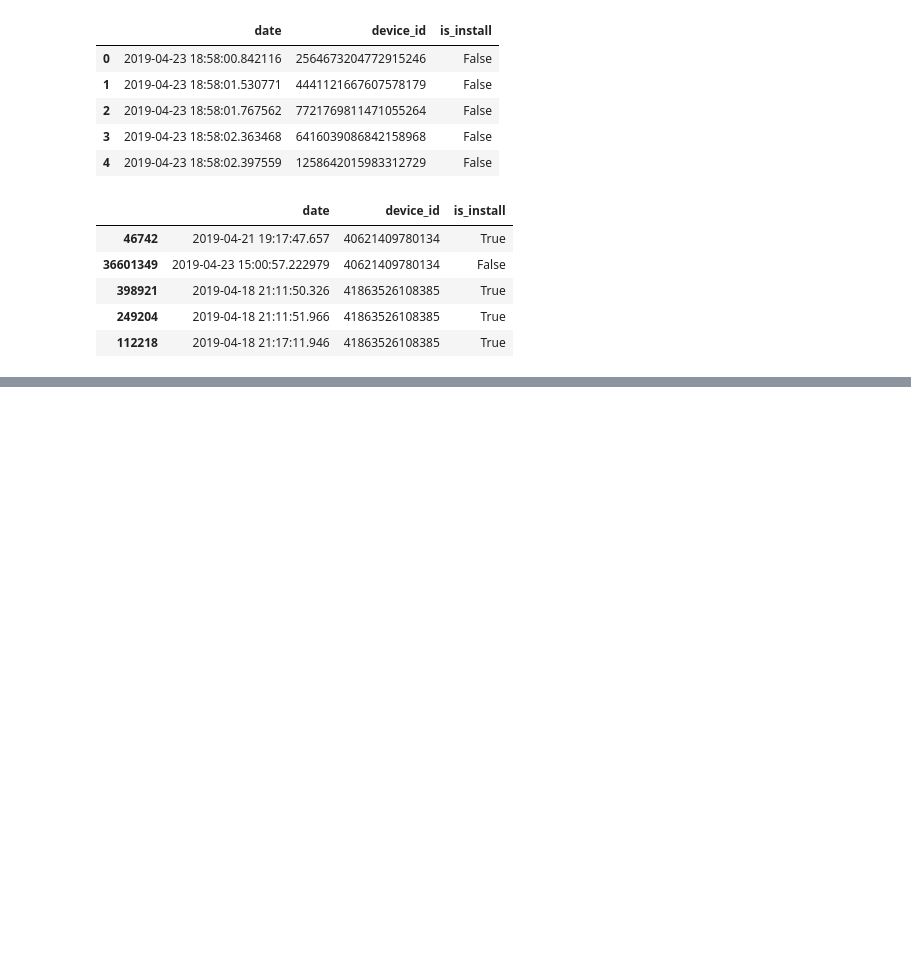
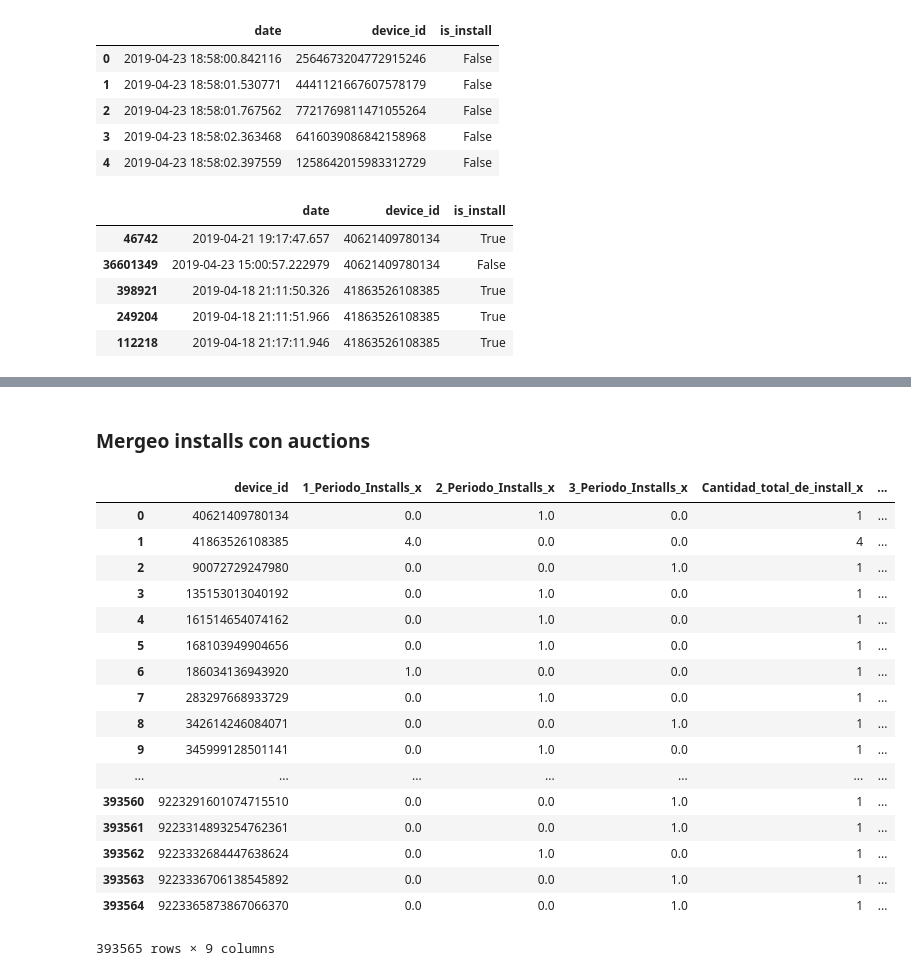
Before and after one commit to MartinRosasSommer/Datos2019, a Jupyter notebook: isInstall.ipynb, the cells around one changed output, grey strips where cells are left out. Drawn from its saved outputs; the diff is of its cells as text; code cells hidden in the pictures; blank space fills up the shorter version.

Commit message:
Se agregan las cantidades de installs y de auctions de cada device_id

```diff
--- a/isInstall.ipynb
+++ b/isInstall.ipynb
@@ -56,0 +154,8 @@ ordered.head()
+# %%
+periodos_installs = installs_periodos.unstack().reset_index()
+periodos_installs.fillna(0, inplace= True)
+# %%
+periodos_installs.columns = ["device_id","1_Periodo_Installs","2_Periodo_Installs","3_Periodo_Installs"]
+# %%
+#Joineo
+installs_cantidades = periodos_installs.merge(cantidad_total_installs, how = "inner", on = "device_id")
@@ -56,0 +183,25 @@ ordered.head()
+# %% [markdown]
+### Mergeo installs con auctions
+# %%
+auctions_installs_cantidades = installs_cantidades.merge(auctions_cantidades, how = "inner", on = "device_id")
+# %%
+auctions_installs_cantidades
+# %% [output]
+|  | device_id | 1_Periodo_Installs_x | 2_Periodo_Installs_x | 3_Periodo_Installs_x | Cantidad_total_de_install_x | ... |
+| 0 | 40621409780134 | 0.0 | 1.0 | 0.0 | 1 | ... |
+| 1 | 41863526108385 | 4.0 | 0.0 | 0.0 | 4 | ... |
+| 2 | 90072729247980 | 0.0 | 0.0 | 1.0 | 1 | ... |
+| 3 | 135153013040192 | 0.0 | 1.0 | 0.0 | 1 | ... |
+| 4 | 161514654074162 | 0.0 | 1.0 | 0.0 | 1 | ... |
+| 5 | 168103949904656 | 0.0 | 1.0 | 0.0 | 1 | ... |
+| 6 | 186034136943920 | 1.0 | 0.0 | 0.0 | 1 | ... |
+| 7 | 283297668933729 | 0.0 | 1.0 | 0.0 | 1 | ... |
+| 8 | 342614246084071 | 0.0 | 0.0 | 1.0 | 1 | ... |
+| 9 | 345999128501141 | 0.0 | 1.0 | 0.0 | 1 | ... |
+| ... | ... | ... | ... | ... | ... | ... |
+| 393560 | 9223291601074715510 | 0.0 | 0.0 | 1.0 | 1 | ... |
+| 393561 | 9223314893254762361 | 0.0 | 0.0 | 1.0 | 1 | ... |
+| 393562 | 9223332684447638624 | 0.0 | 1.0 | 0.0 | 1 | ... |
+| 393563 | 9223336706138545892 | 0.0 | 0.0 | 1.0 | 1 | ... |
+| 393564 | 9223365873867066370 | 0.0 | 0.0 | 1.0 | 1 | ... |
+393565 rows × 9 columns
```
Also changed, not shown: parts of 17 cells of this notebook.
